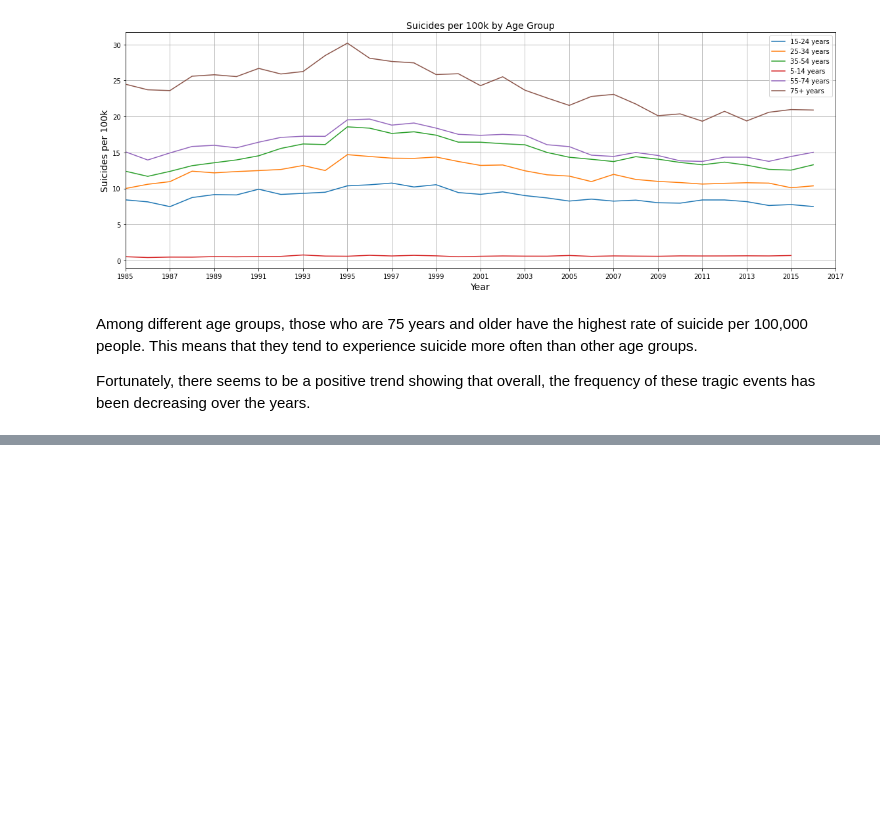
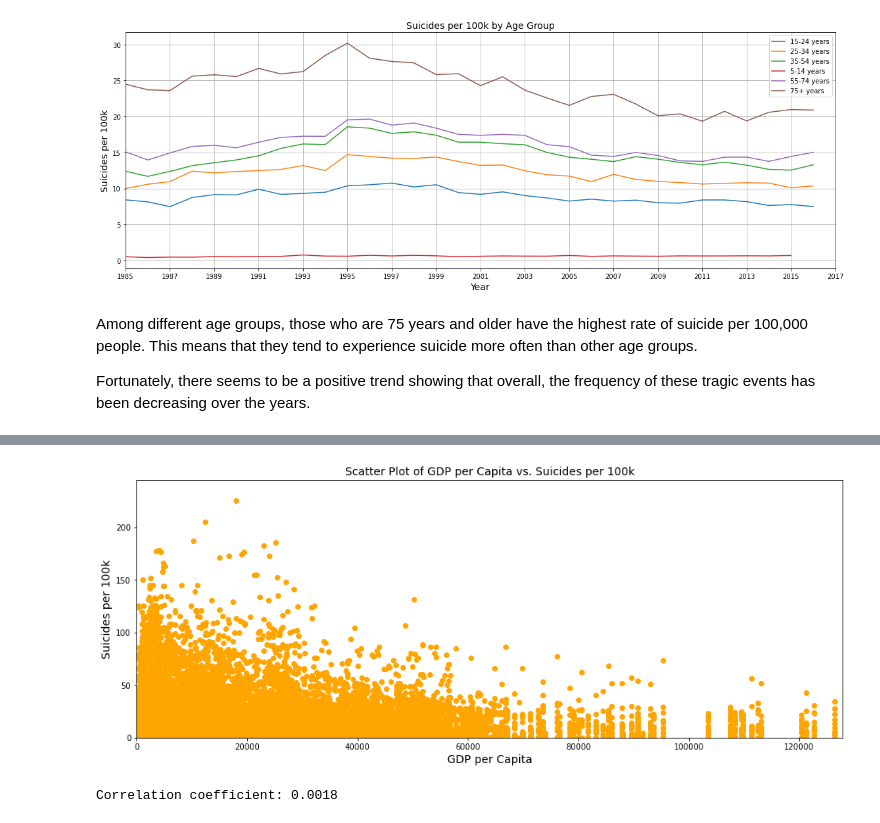
Before and after one commit to Przemyslaw11/Suicide_Rate_Analysis, a Jupyter notebook: app.ipynb, the cells around one changed output, grey strips where cells are left out. Cells and saved outputs as stored; diff of their text form; code cells hidden in the pictures; blank space fills up the shorter version.

```diff
--- a/app.ipynb
+++ b/app.ipynb
@@ -187,0 +258,18 @@ Fortunately, there seems to be a positive trend showing that overall, the freque
+# %%
+plt.figure(figsize=(16, 6))
+
+plt.scatter(df["gdp_per_capita"], df["suicides_per_100k"], color="orange")
+
+plt.title("Scatter Plot of GDP per Capita vs. Suicides per 100k", fontsize=14)
+plt.xlabel("GDP per Capita", fontsize=14)
+plt.ylabel("Suicides per 100k", fontsize=14)
+
+plt.xlim(0, df["gdp_per_capita"].max()+1500)
+plt.ylim(0, df["suicides_per_100k"].max()+20)
+
+plt.show()
+
+print("Correlation coefficient: {:.2}".format(np.corrcoef(df["gdp_per_capita"], df["suicides_per_100k"])[0, 1]))
+# %% [output]
+[figure, added]
+Correlation coefficient: 0.0018
```
Also changed, not shown: parts of 15 cells of this notebook.
